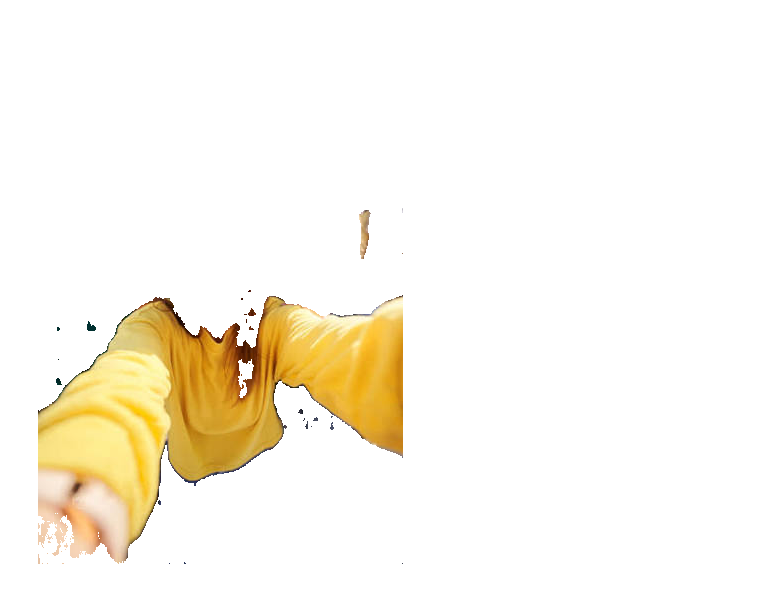
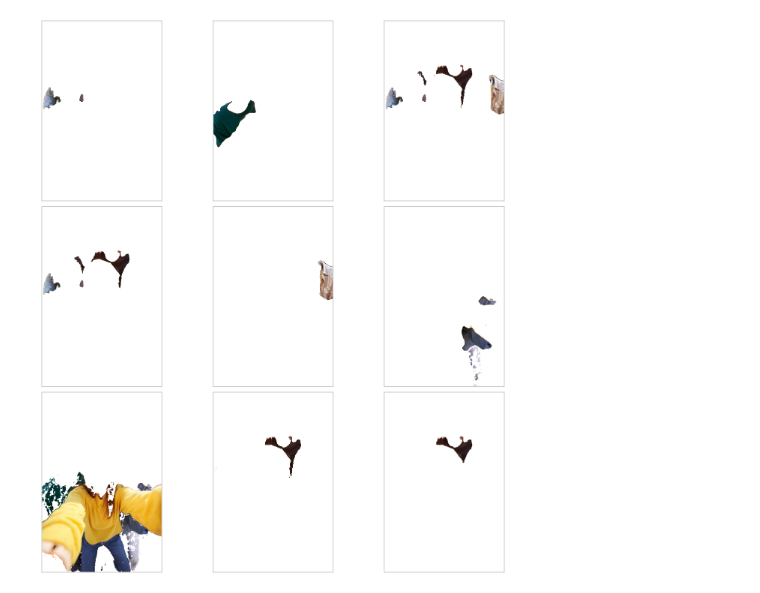
Before and after one commit to SunnyRaj94/visual-fashion-detector, a Jupyter notebook: 15_sam_segmenter.ipynb, the cells around one changed output. Cells and saved outputs as stored; diff of their text form; code cells hidden in the pictures.

```diff
--- a/15_sam_segmenter.ipynb
+++ b/15_sam_segmenter.ipynb
@@ -72,9 +143,9 @@ LiteLLM.Info: If you need to debug this error, use `litellm._turn_on_debug()'.
 # %%
 image = load_image(detections[0]['image_path'])
-# boxes = [det['box'] for det in detections[0]['detections']]
 box_inputs = detections[0]['detections']
-# config.models['sam']['name'] = "facebook/sam2.1-hiera-small"  # Ensure the correct model name is set in the config
-config.models['sam']['name'] = "facebook/sam3"  # Ensure the correct model name is set in the config
-
-segmented_image = sam_segmenter.segment_with_concepts(image, ['yellow shirt'])
+lables = list(set([a['label'] for a in detections[0]['detections']]))
+print(f"total {len(lables)} lables : {lables}")
+individual_cutouts = sam_segmenter.extract_concept_parts(image, lables)
+print(f"length : {len(individual_cutouts)}")
+display_imageGrid(individual_cutouts)
 # %% [output]
@@ -84,5 +162,4 @@ segmented_image = sam_segmenter.segment_with_concepts(image, ['yellow shirt'])
+[figure, added]
 # %%
 # display_imageGrid(cutout_images, imgs_per_row=4)
-segmented_image
+# segmented_image
-# %% [output]
-[figure, removed]
```
Also changed, not shown: parts of 15 cells of this notebook, 11 other files.
